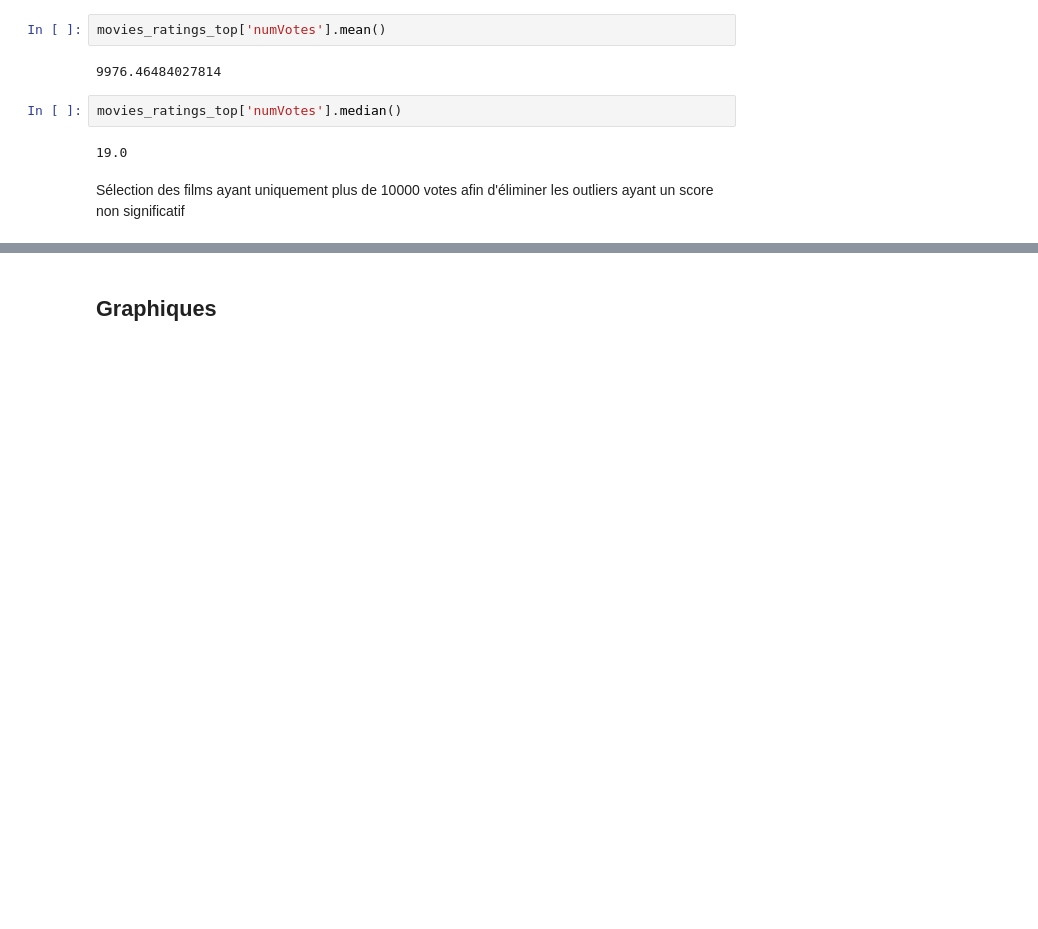
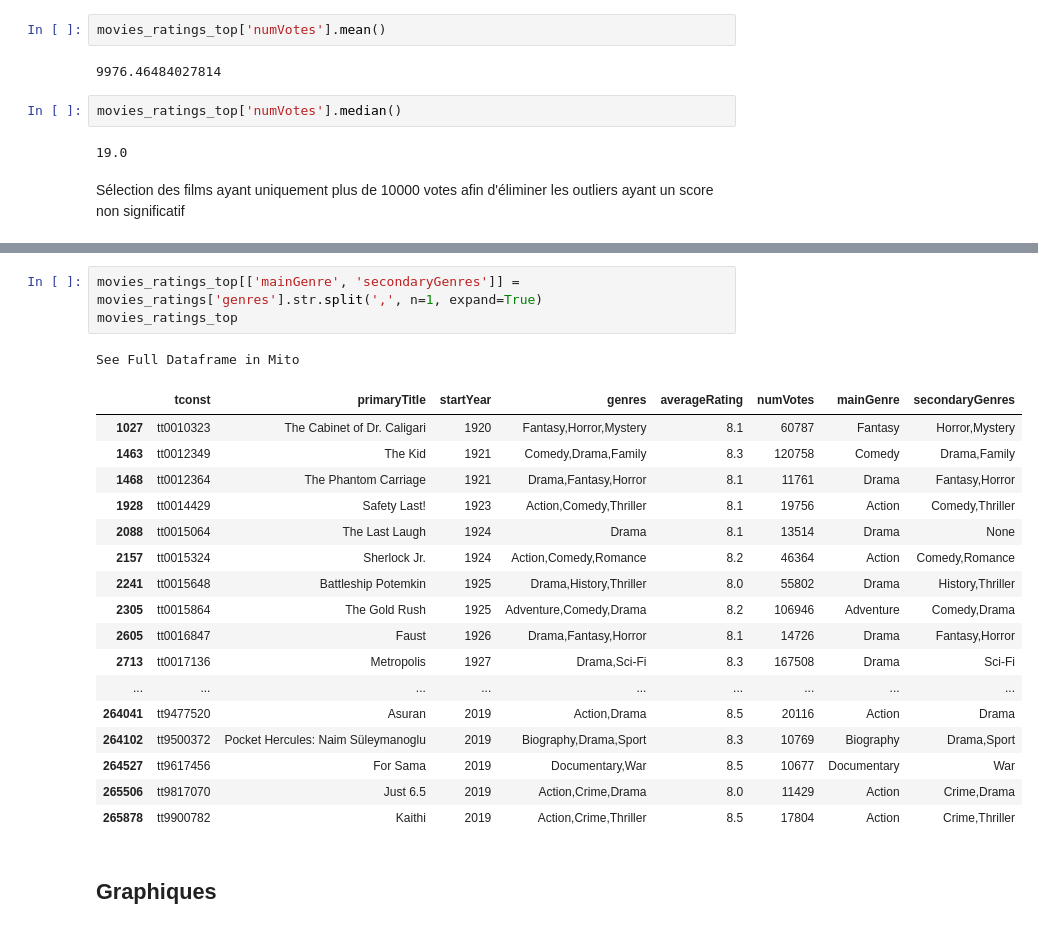
Before and after one commit to CathieLC/Wild_movie_project, a Jupyter notebook: Guillaume/ratings_data.ipynb, the cells around one changed output, grey strips where cells are left out. Drawn from its saved outputs; the diff is of its cells as text; blank space fills up the shorter version.

```diff
--- a/Guillaume/ratings_data.ipynb
+++ b/Guillaume/ratings_data.ipynb
@@ -159,3 +177,25 @@ movies_ratings_top
+# %%
+movies_ratings_top[['mainGenre', 'secondaryGenres']] = movies_ratings['genres'].str.split(',', n=1, expand=True)
+movies_ratings_top
+# %% [output]
+See Full Dataframe in Mito
+|  | tconst | primaryTitle | startYear | genres | averageRating | numVotes | mainGenre | secondaryGenres |
+| 1027 | tt0010323 | The Cabinet of Dr. Caligari | 1920 | Fantasy,Horror,Mystery | 8.1 | 60787 | Fantasy | Horror,Mystery |
+| 1463 | tt0012349 | The Kid | 1921 | Comedy,Drama,Family | 8.3 | 120758 | Comedy | Drama,Family |
+| 1468 | tt0012364 | The Phantom Carriage | 1921 | Drama,Fantasy,Horror | 8.1 | 11761 | Drama | Fantasy,Horror |
+| 1928 | tt0014429 | Safety Last! | 1923 | Action,Comedy,Thriller | 8.1 | 19756 | Action | Comedy,Thriller |
+| 2088 | tt0015064 | The Last Laugh | 1924 | Drama | 8.1 | 13514 | Drama | None |
+| 2157 | tt0015324 | Sherlock Jr. | 1924 | Action,Comedy,Romance | 8.2 | 46364 | Action | Comedy,Romance |
+| 2241 | tt0015648 | Battleship Potemkin | 1925 | Drama,History,Thriller | 8.0 | 55802 | Drama | History,Thriller |
+| 2305 | tt0015864 | The Gold Rush | 1925 | Adventure,Comedy,Drama | 8.2 | 106946 | Adventure | Comedy,Drama |
+| 2605 | tt0016847 | Faust | 1926 | Drama,Fantasy,Horror | 8.1 | 14726 | Drama | Fantasy,Horror |
+| 2713 | tt0017136 | Metropolis | 1927 | Drama,Sci-Fi | 8.3 | 167508 | Drama | Sci-Fi |
+| ... | ... | ... | ... | ... | ... | ... | ... | ... |
+| 264041 | tt9477520 | Asuran | 2019 | Action,Drama | 8.5 | 20116 | Action | Drama |
+| 264102 | tt9500372 | Pocket Hercules: Naim Süleymanoglu | 2019 | Biography,Drama,Sport | 8.3 | 10769 | Biography | Drama,Sport |
+| 264527 | tt9617456 | For Sama | 2019 | Documentary,War | 8.5 | 10677 | Documentary | War |
+| 265506 | tt9817070 | Just 6.5 | 2019 | Action,Crime,Drama | 8.0 | 11429 | Action | Crime,Drama |
+| 265878 | tt9900782 | Kaithi | 2019 | Action,Crime,Thriller | 8.5 | 17804 | Action | Crime,Thriller |
 # %% [markdown]
 ## Graphiques
 # %%
```
Also changed, not shown: parts of 11 cells of this notebook.
